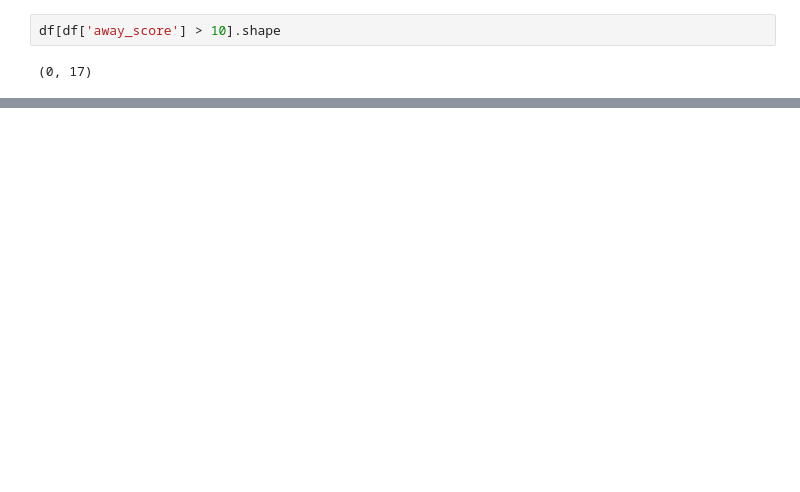
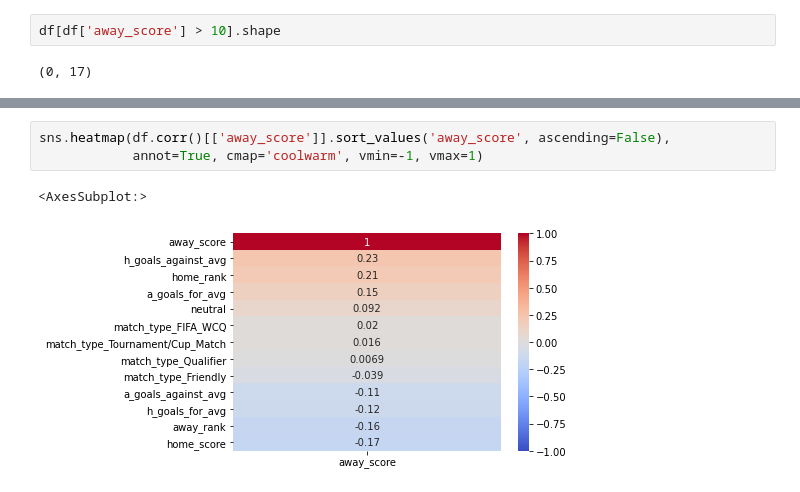
Before and after one commit to ajoneal/world-cup-qualifying-predictor, a Jupyter notebook: Exploratory Data Analysis.ipynb, the cells around one changed output, grey strips where cells are left out. Drawn from its saved outputs; the diff is of its cells as text; blank space fills up the shorter version.

```diff
--- a/Exploratory Data Analysis.ipynb
+++ b/Exploratory Data Analysis.ipynb
@@ -186,0 +173,6 @@ df[df['home_rank'] == df['away_rank']]
+# %%
+sns.heatmap(df.corr()[['away_score']].sort_values('away_score', ascending=False),
+            annot=True, cmap='coolwarm', vmin=-1, vmax=1)
+# %% [output]
+<AxesSubplot:>
+[figure, added]
```
Also changed, not shown: parts of 17 cells of this notebook, 4 other files.
